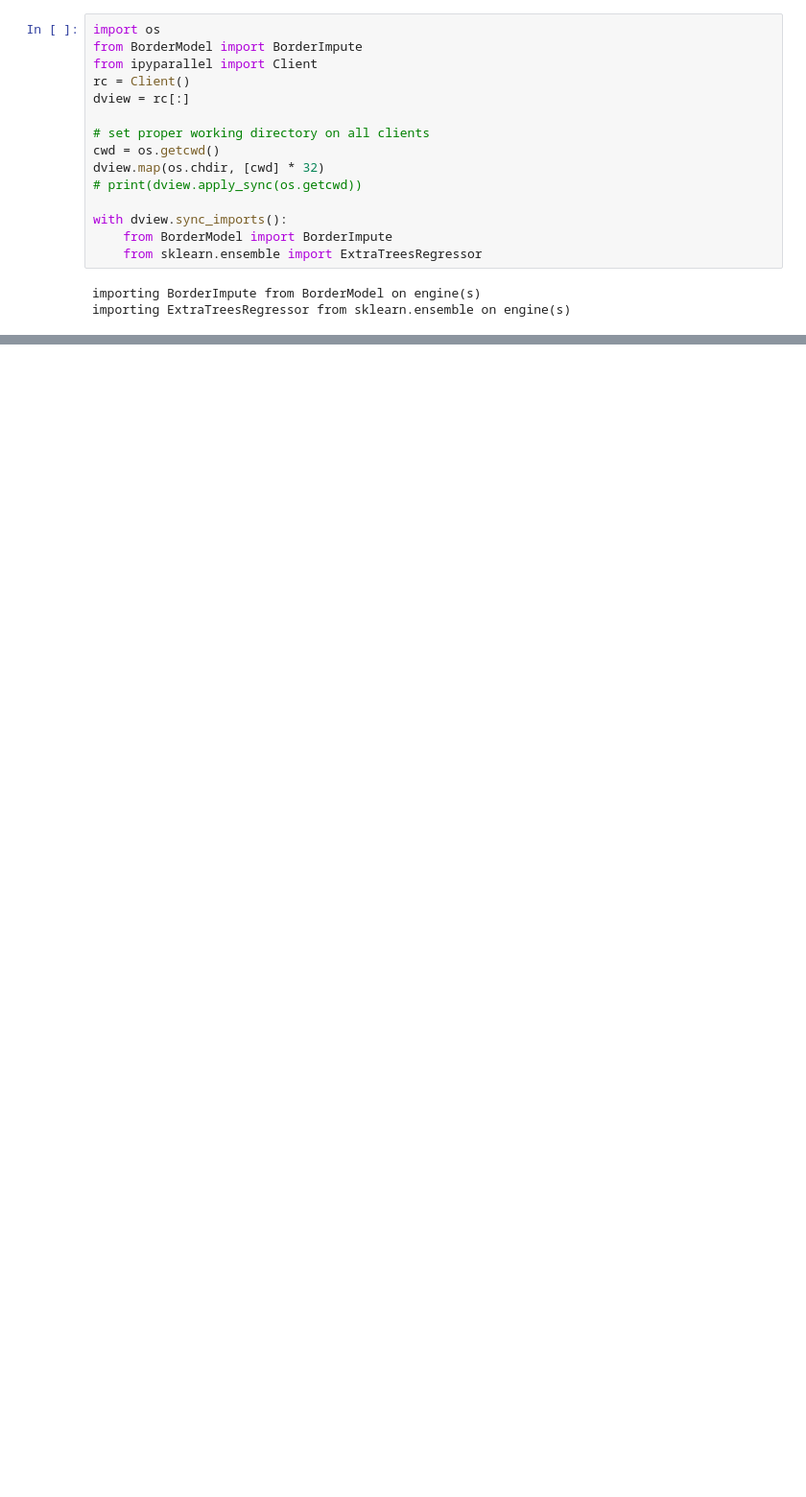
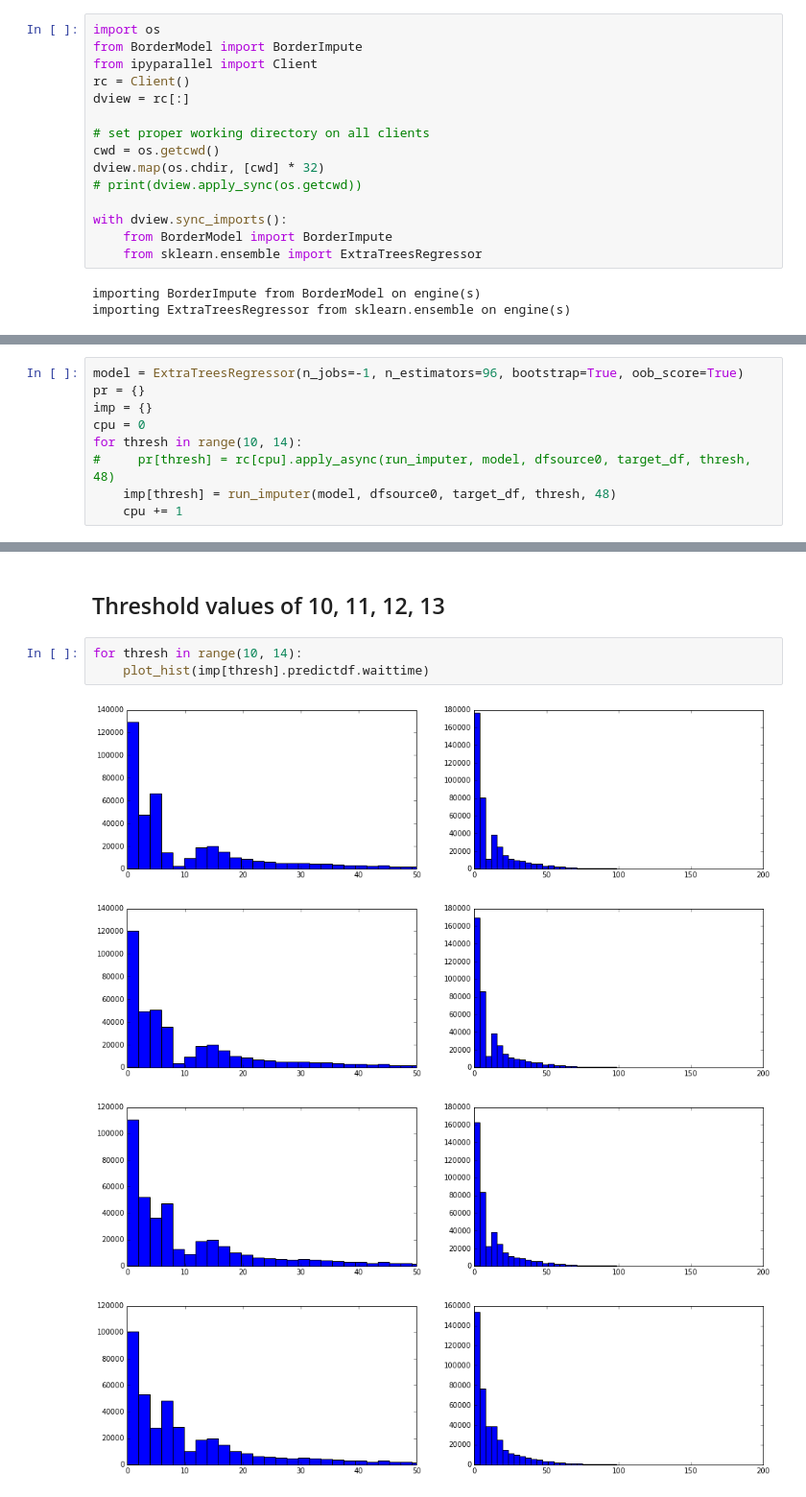
Before and after one commit to jngseattle/BorderCrossing, a Jupyter notebook: code/Model-v2.1-Northbound_impute.ipynb, the cells around one changed output, grey strips where cells are left out. Shown at 96% size. Drawn from its saved outputs; the diff is of its cells as text; blank space fills up the shorter version.

```diff
--- a/code/Model-v2.1-Northbound_impute.ipynb
+++ b/code/Model-v2.1-Northbound_impute.ipynb
@@ -374,0 +458,9 @@ TimeoutError: Result not ready.
+# %%
+model = ExtraTreesRegressor(n_jobs=-1, n_estimators=96, bootstrap=True, oob_score=True)
+pr = {}
+imp = {}
+cpu = 0
+for thresh in range(10, 14):
+#     pr[thresh] = rc[cpu].apply_async(run_imputer, model, dfsource0, target_df, thresh, 48)
+    imp[thresh] = run_imputer(model, dfsource0, target_df, thresh, 48)
+    cpu += 1
@@ -374,0 +485,10 @@ TimeoutError: Result not ready.
+# %% [markdown]
+## Threshold values of 10, 11, 12, 13
+# %%
+for thresh in range(10, 14):
+    plot_hist(imp[thresh].predictdf.waittime)
+# %% [output]
+[figure, added]
+[figure, added]
+[figure, added]
+[figure, added]
```
Also changed, not shown: parts of 65 cells of this notebook, 2 other files.
